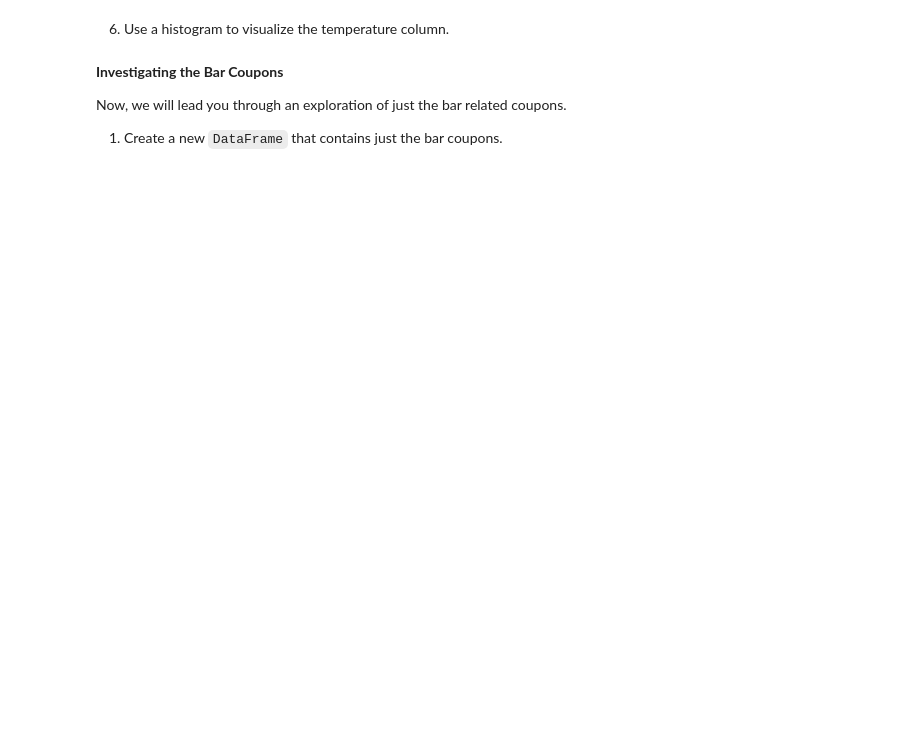
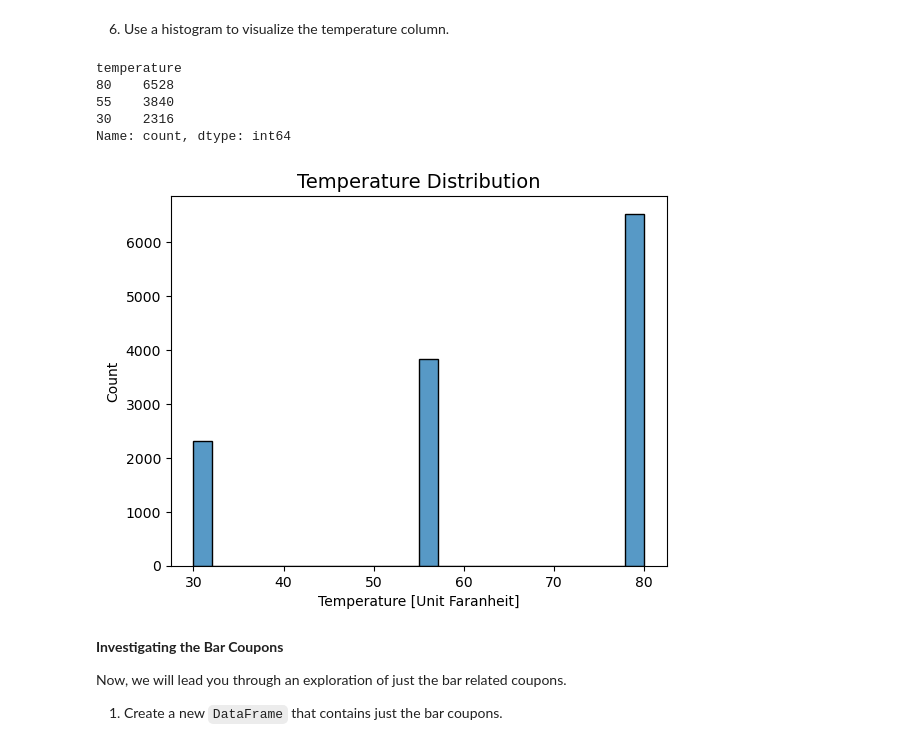
Before and after one commit to kiranal/Assignment_5_1, a Jupyter notebook: prompt.ipynb, the cells around one changed output. Drawn from its saved outputs; the diff is of its cells as text; code cells hidden in the pictures; blank space fills up the shorter version.

```diff
--- a/prompt.ipynb
+++ b/prompt.ipynb
@@ -89,5 +157,20 @@ data.head()
 # %% [markdown]
 6. Use a histogram to visualize the temperature column.
+# %%
+Temp = clean_data['temperature'].value_counts()
+print (Temp)
+sns.histplot(clean_data['temperature'])
+plt.title('Temperature Distribution', fontsize=14)
+plt.xlabel('Temperature [Unit Faranheit]')
+plt.ylabel('Count')
+plt.savefig('.//images/TemparatureHist.png')
+# %% [output]
+temperature
+80    6528
+55    3840
+30    2316
+Name: count, dtype: int64
+[figure, added]
 # %% [markdown]
 **Investigating the Bar Coupons**
 
```
Also changed, not shown: parts of 12 cells of this notebook, 5 other files.
